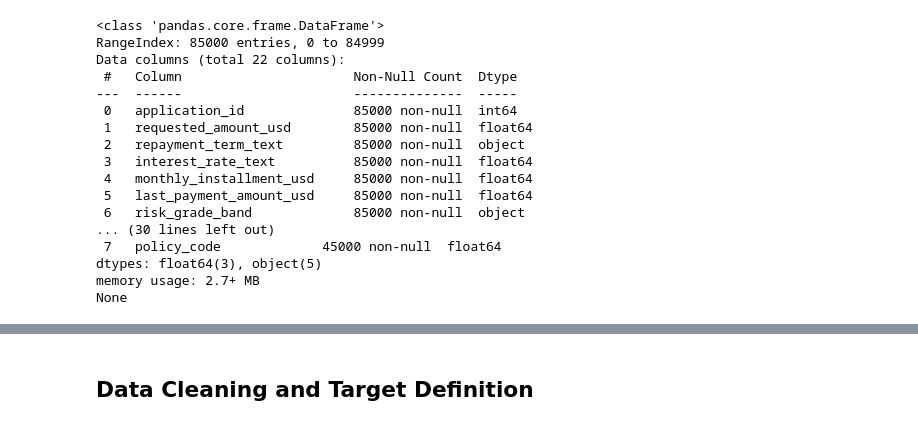
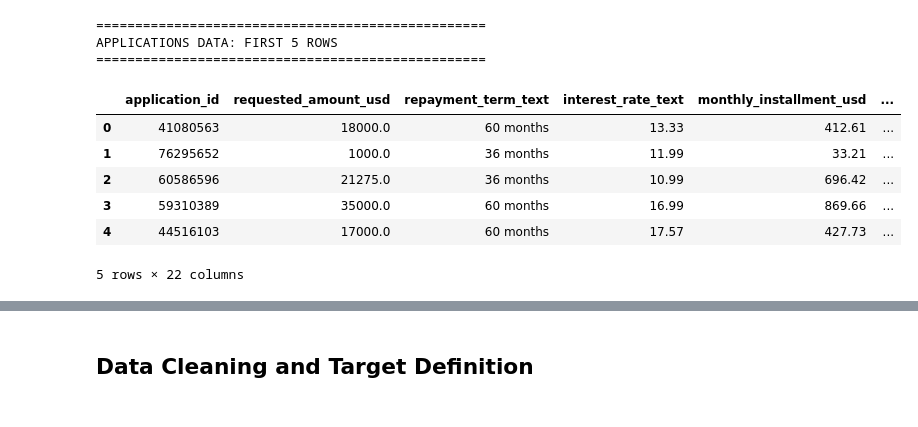
Before and after one commit to VValid1/Python-Project, a Jupyter notebook: Group project.ipynb, the cells around one changed output, grey strips where cells are left out. Cells and saved outputs as stored; diff of their text form; code cells hidden in the pictures.

```diff
--- a/Group project.ipynb
+++ b/Group project.ipynb
@@ -1,28 +20,7 @@
 # %%
+# importing libraries
+
 import pandas as pd
 import numpy as np
 import matplotlib.pyplot as plt
 import seaborn as sns
-
-df=pd.read_csv('/Users/mac/Documents/Python/Group Final Project/datasets/creditrisk_applications_final.csv')
-df1=pd.read_csv('/Users/mac/Documents/Python/Group Final Project/datasets/creditrisk_inquiries_final.csv')
-print(df.info())
-print(df1.info())
-# %% [output]
-<class 'pandas.core.frame.DataFrame'>
-RangeIndex: 85000 entries, 0 to 84999
-Data columns (total 22 columns):
- #   Column                      Non-Null Count  Dtype
----  ------                      --------------  -----
- 0   application_id              85000 non-null  int64
- 1   requested_amount_usd        85000 non-null  float64
- 2   repayment_term_text         85000 non-null  object
- 3   interest_rate_text          85000 non-null  float64
- 4   monthly_installment_usd     85000 non-null  float64
- 5   last_payment_amount_usd     85000 non-null  float64
- 6   risk_grade_band             85000 non-null  object
-... (30 lines left out)
- 7   policy_code             45000 non-null  float64
-dtypes: float64(3), object(5)
-memory usage: 2.7+ MB
-None
@@ -28,0 +32,16 @@ None
+# %%
+print("="*50)
+print("APPLICATIONS DATA: FIRST 5 ROWS")
+print("="*50)
+cr_applications_df.head()
+# %% [output]
+==================================================
+APPLICATIONS DATA: FIRST 5 ROWS
+==================================================
+|  | application_id | requested_amount_usd | repayment_term_text | interest_rate_text | monthly_installment_usd | ... |
+| 0 | 41080563 | 18000.0 | 60 months | 13.33 | 412.61 | ... |
+| 1 | 76295652 | 1000.0 | 36 months | 11.99 | 33.21 | ... |
+| 2 | 60586596 | 21275.0 | 36 months | 10.99 | 696.42 | ... |
+| 3 | 59310389 | 35000.0 | 60 months | 16.99 | 869.66 | ... |
+| 4 | 44516103 | 17000.0 | 60 months | 17.57 | 427.73 | ... |
+5 rows × 22 columns
```
Also changed, not shown: parts of 38 cells of this notebook, 3 other files.
